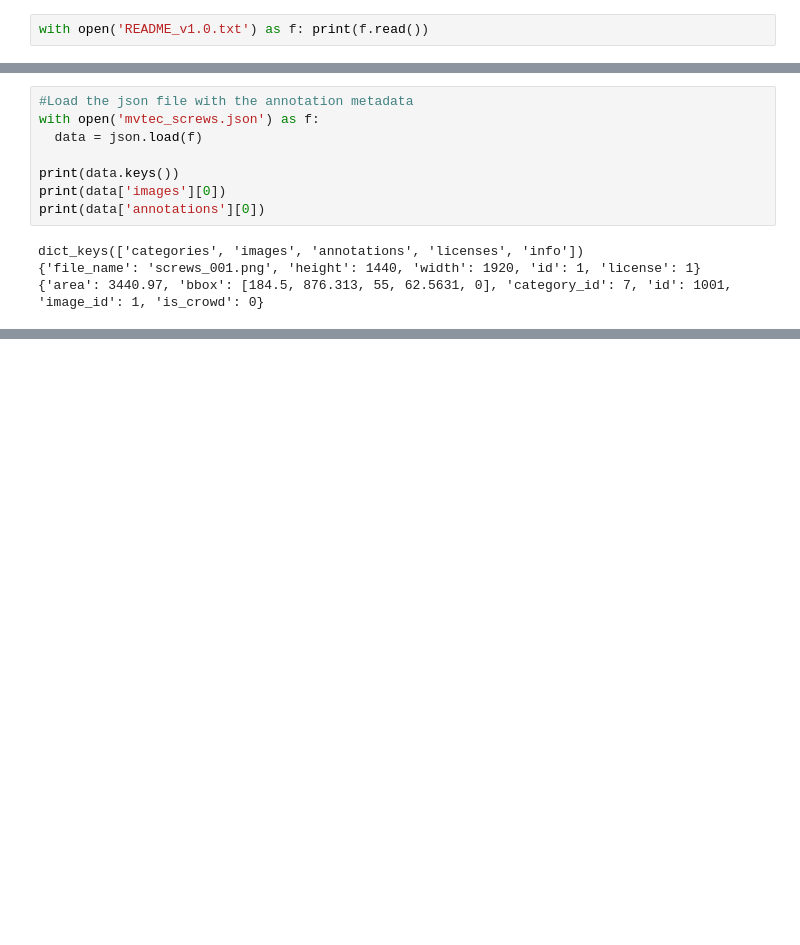
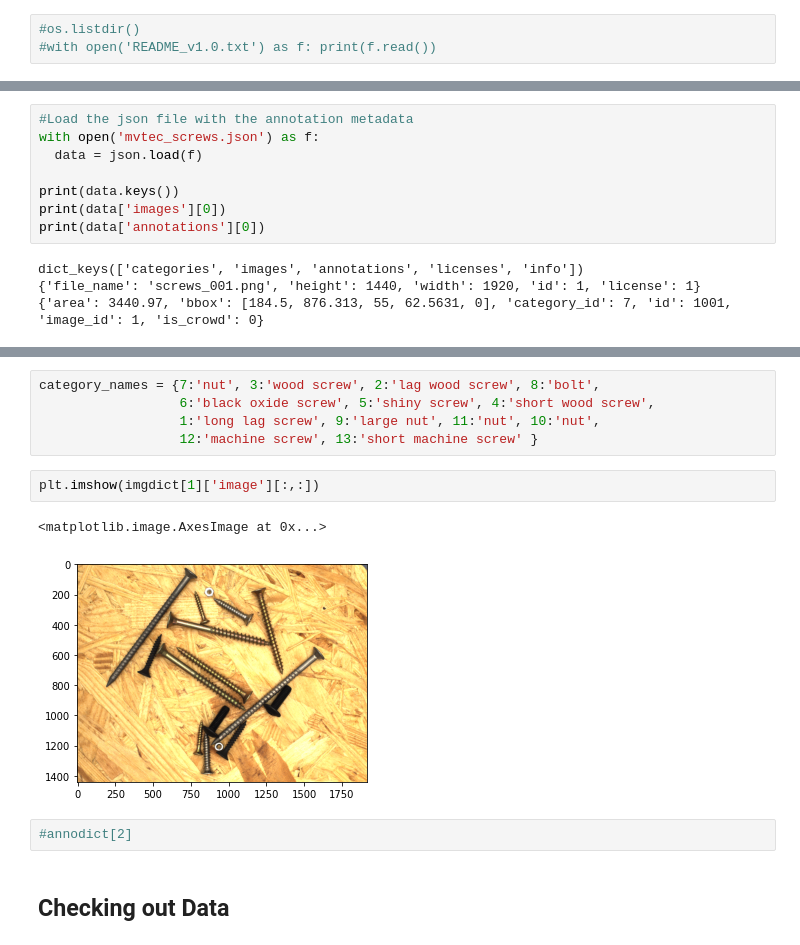
Before and after one commit to tanmayyb/ml-custom-object-detection, a Jupyter notebook: dataset_eda1.ipynb, the cells around one changed output, grey strips where cells are left out. Cells and saved outputs as stored; diff of their text form; blank space fills up the shorter version.

```diff
--- a/dataset_eda1.ipynb
+++ b/dataset_eda1.ipynb
@@ -29,2 +27,3 @@ cd 'My Drive/screw_dataset/unpacked/'
 # %%
-with open('README_v1.0.txt') as f: print(f.read())
+#os.listdir()
+#with open('README_v1.0.txt') as f: print(f.read())
@@ -105,0 +76,14 @@ category_names = {7:'nut', 3:'wood screw', 2:'lag wood screw', 8:'bolt',
+# %%
+category_names = {7:'nut', 3:'wood screw', 2:'lag wood screw', 8:'bolt',
+                  6:'black oxide screw', 5:'shiny screw', 4:'short wood screw',
+                  1:'long lag screw', 9:'large nut', 11:'nut', 10:'nut',
+                  12:'machine screw', 13:'short machine screw' }
+# %%
+plt.imshow(imgdict[1]['image'][:,:])
+# %% [output]
+<matplotlib.image.AxesImage at 0x...>
+[figure, added]
+# %%
+#annodict[2]
+# %% [markdown]
+## Checking out Data
```
Also changed, not shown: parts of 13 cells of this notebook.
